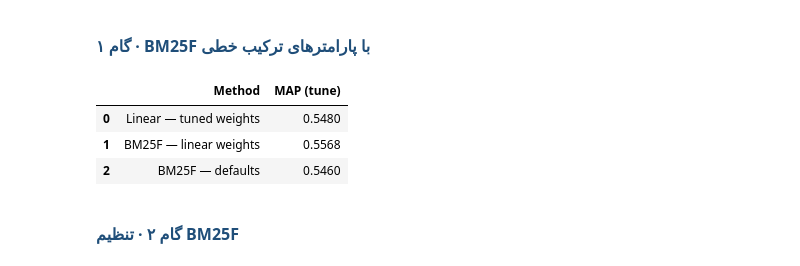
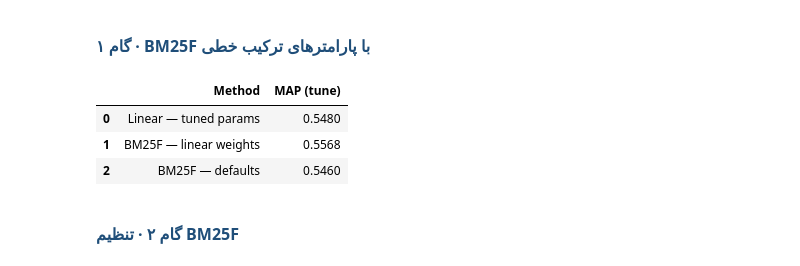
Before and after one commit to HaniehGRN/IR-homework1-BM25, a Jupyter notebook: IIR_CA1_Student-ID.ipynb, the cells around one changed output. Cells and saved outputs as stored; diff of their text form; code cells hidden in the pictures.

```diff
--- a/IIR_CA1_Student-ID.ipynb
+++ b/IIR_CA1_Student-ID.ipynb
@@ -995,35 +963,35 @@ $$weight(t,d) = \sum_{c} \frac{occurs^{d}_{t,c}\cdot boost_c}{(1-b_c) + b_c\frac
 # Part 2
 bm25f_linear_bm25_params = {
     "k1": bm25_linear_tune_k1,
     "boost": {f: float(bm25_linear_tuned_weights[f]) for f in FIELDS},
     "b": {f: bm25_linear_tune_b for f in FIELDS},
 }
 bm25f_tune_map = evaluator.mean_ap(
     rm.bm25f, tune_qids, **bm25f_linear_bm25_params
 )
 
 bm25f_default_params = {
     "k1": 1.2,
     "boost": {f: 1.0 for f in FIELDS},
     "b": {f: 0.75 for f in FIELDS},
 }
 bm25f_default_tune_map = evaluator.mean_ap(
     rm.bm25f, tune_qids, **bm25f_default_params
 )
 
 results = pd.DataFrame([
     {"Method": "Linear — tuned params",
-     "MAP (tune)": bm25_linearComb_tuned_params["map"]},
+     "MAP (tune)": bm25_linear_tuned_weights_map},
     {"Method": "BM25F — linear weights",
      "MAP (tune)": bm25f_tune_map},
     {"Method": "BM25F — defaults",
      "MAP (tune)": bm25f_default_tune_map},
 ])
 
 display(results.round(6))
 # %% [output]
 |  | Method | MAP (tune) |
-| 0 | Linear — tuned weights | 0.5480 |
+| 0 | Linear — tuned params | 0.5480 |
 | 1 | BM25F — linear weights | 0.5568 |
 | 2 | BM25F — defaults | 0.5460 |
 # %% [markdown]
```
Also changed, not shown: parts of 11 cells of this notebook, 1 other file.
